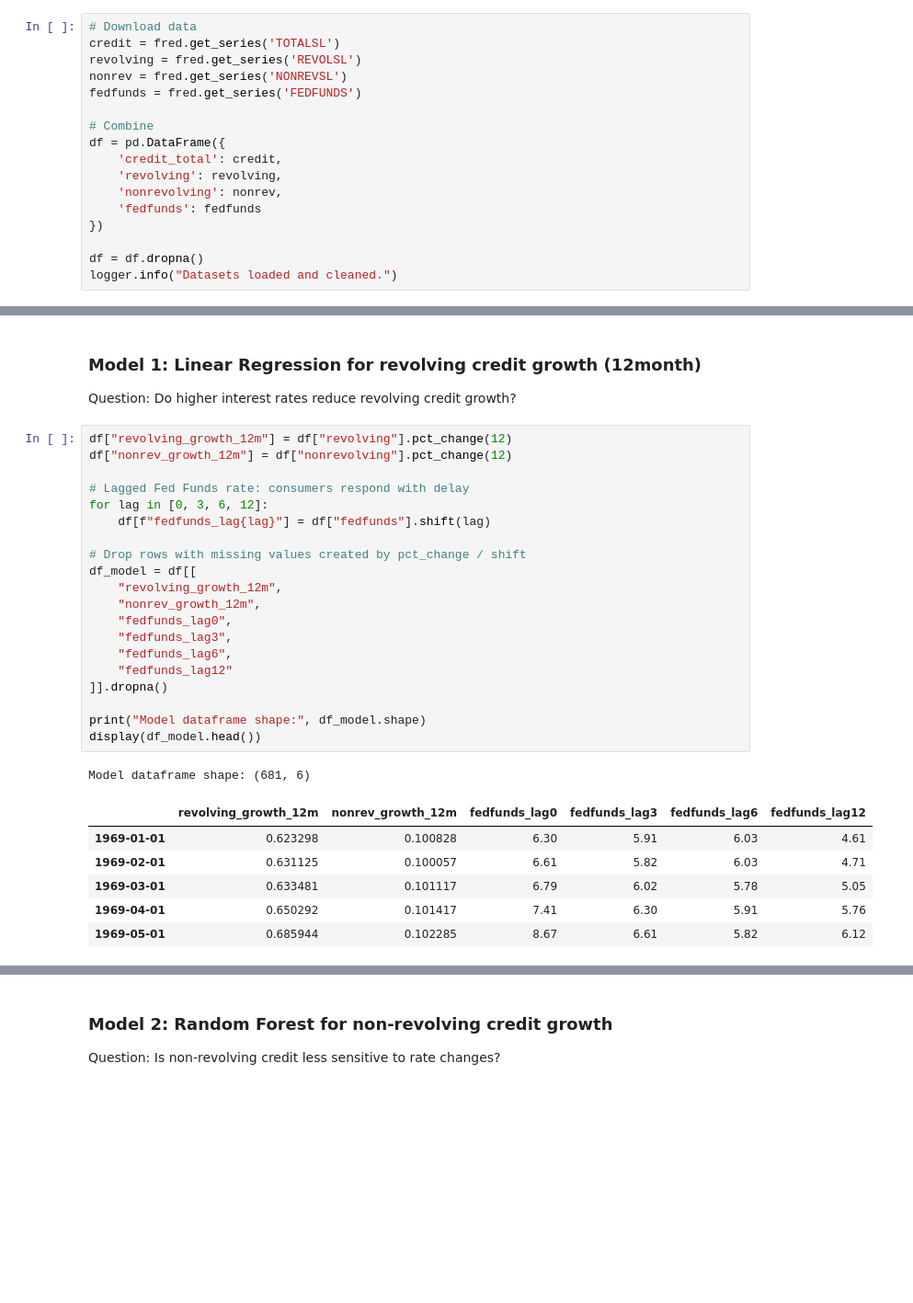
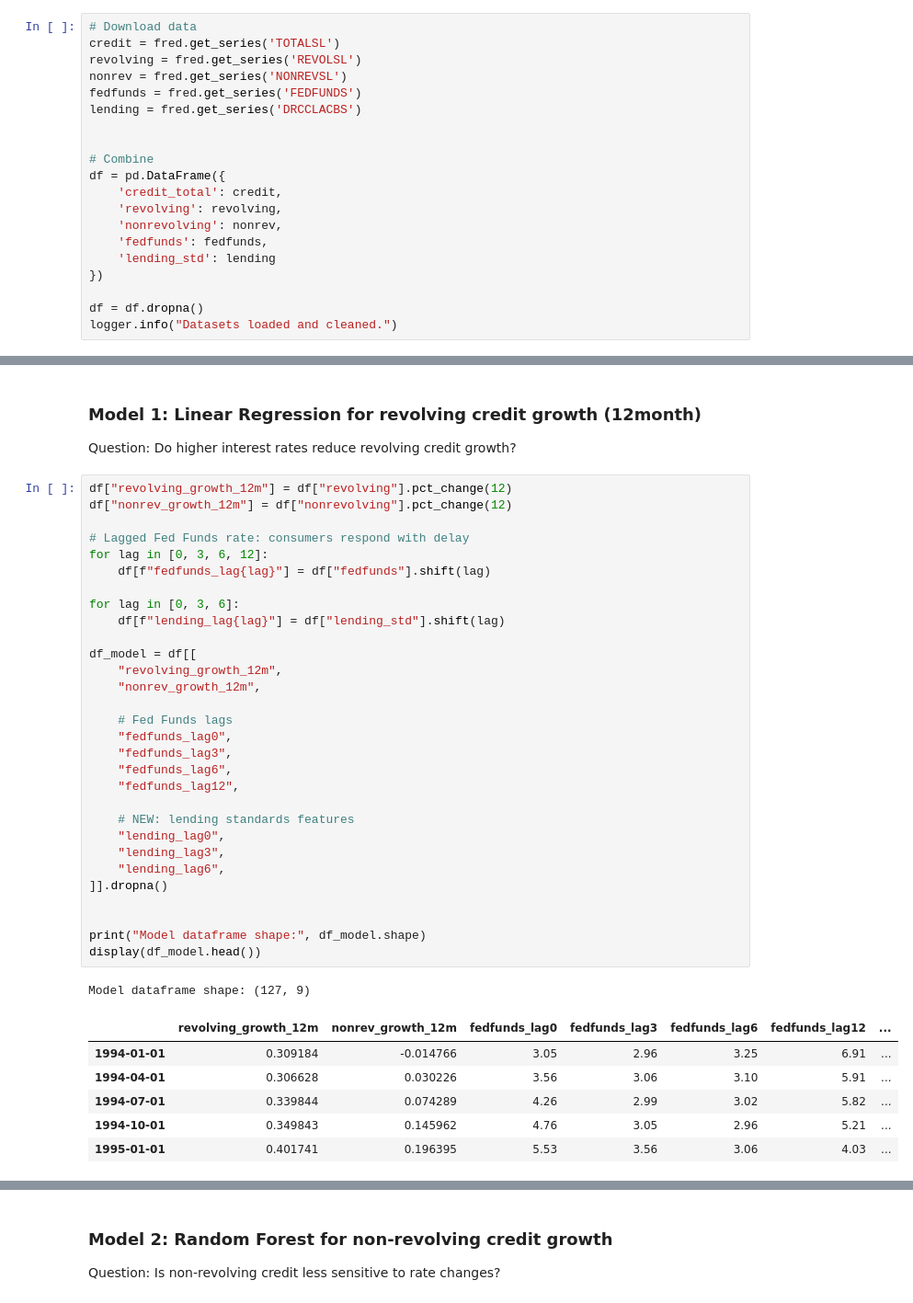
Before and after one commit to c-jimmy1/Data-Science, a Jupyter notebook: assign3/src/assign3.ipynb, the cells around one changed output, grey strips where cells are left out. Shown at 92% size. Drawn from its saved outputs; the diff is of its cells as text; blank space fills up the shorter version.

```diff
--- a/assign3/src/assign3.ipynb
+++ b/assign3/src/assign3.ipynb
@@ -78,13 +78,16 @@ credit = fred.get_series('TOTALSL')
 revolving = fred.get_series('REVOLSL')
 nonrev = fred.get_series('NONREVSL')
 fedfunds = fred.get_series('FEDFUNDS')
+lending = fred.get_series('DRCCLACBS')
+
 
 # Combine
 df = pd.DataFrame({
     'credit_total': credit,
     'revolving': revolving,
     'nonrevolving': nonrev,
-    'fedfunds': fedfunds
+    'fedfunds': fedfunds,
+    'lending_std': lending
 })
 
 df = df.dropna()
@@ -151,30 +154,40 @@ Question: Do higher interest rates reduce revolving credit growth?
 # %%
 df["revolving_growth_12m"] = df["revolving"].pct_change(12)
 df["nonrev_growth_12m"] = df["nonrevolving"].pct_change(12)
 
 # Lagged Fed Funds rate: consumers respond with delay
 for lag in [0, 3, 6, 12]:
     df[f"fedfunds_lag{lag}"] = df["fedfunds"].shift(lag)
 
-# Drop rows with missing values created by pct_change / shift
+for lag in [0, 3, 6]:
+    df[f"lending_lag{lag}"] = df["lending_std"].shift(lag)
+
 df_model = df[[
     "revolving_growth_12m",
     "nonrev_growth_12m",
+
+    # Fed Funds lags
     "fedfunds_lag0",
     "fedfunds_lag3",
     "fedfunds_lag6",
-    "fedfunds_lag12"
+    "fedfunds_lag12",
+
+    # NEW: lending standards features
+    "lending_lag0",
+    "lending_lag3",
+    "lending_lag6",
 ]].dropna()
+
 
 print("Model dataframe shape:", df_model.shape)
 display(df_model.head())
 # %% [output]
-Model dataframe shape: (681, 6)
+Model dataframe shape: (127, 9)
-|  | revolving_growth_12m | nonrev_growth_12m | fedfunds_lag0 | fedfunds_lag3 | fedfunds_lag6 | fedfunds_lag12 |
-| 1969-01-01 | 0.623298 | 0.100828 | 6.30 | 5.91 | 6.03 | 4.61 |
-| 1969-02-01 | 0.631125 | 0.100057 | 6.61 | 5.82 | 6.03 | 4.71 |
-| 1969-03-01 | 0.633481 | 0.101117 | 6.79 | 6.02 | 5.78 | 5.05 |
-| 1969-04-01 | 0.650292 | 0.101417 | 7.41 | 6.30 | 5.91 | 5.76 |
-| 1969-05-01 | 0.685944 | 0.102285 | 8.67 | 6.61 | 5.82 | 6.12 |
+|  | revolving_growth_12m | nonrev_growth_12m | fedfunds_lag0 | fedfunds_lag3 | fedfunds_lag6 | fedfunds_lag12 | ... |
+| 1994-01-01 | 0.309184 | -0.014766 | 3.05 | 2.96 | 3.25 | 6.91 | ... |
+| 1994-04-01 | 0.306628 | 0.030226 | 3.56 | 3.06 | 3.10 | 5.91 | ... |
+| 1994-07-01 | 0.339844 | 0.074289 | 4.26 | 2.99 | 3.02 | 5.82 | ... |
+| 1994-10-01 | 0.349843 | 0.145962 | 4.76 | 3.05 | 2.96 | 5.21 | ... |
+| 1995-01-01 | 0.401741 | 0.196395 | 5.53 | 3.56 | 3.06 | 4.03 | ... |
 # %%
 
```
Also changed, not shown: parts of 5 cells of this notebook.
